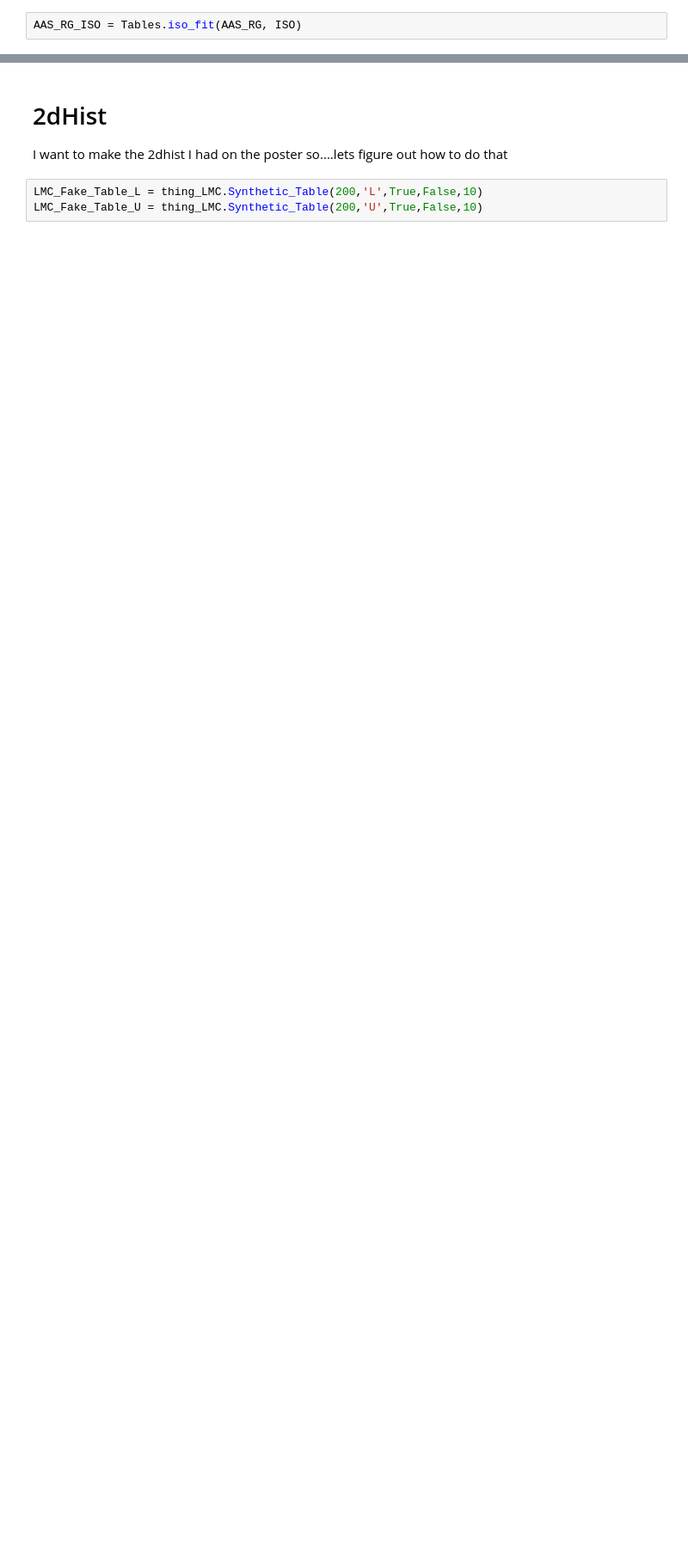
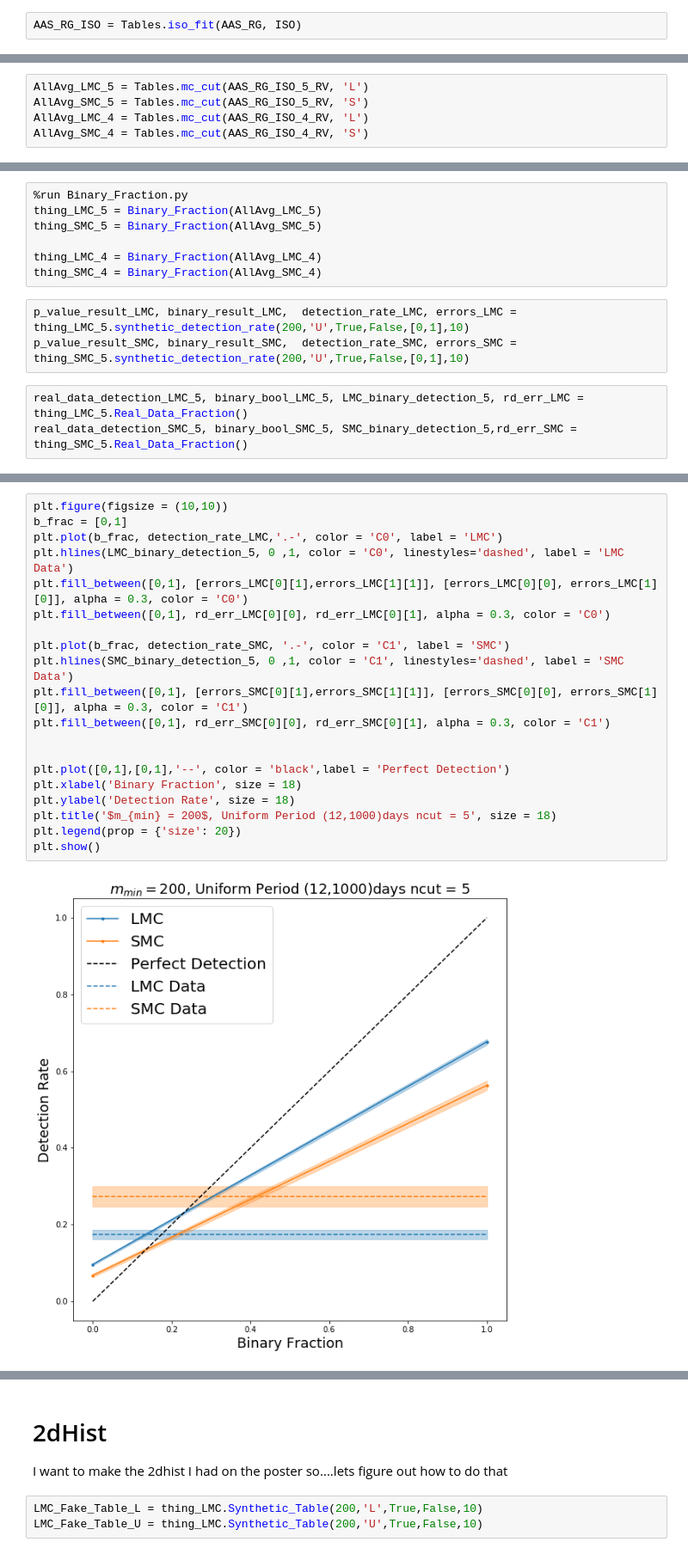
Before and after one commit to CodyDBrown/Binary-Search, a Jupyter notebook: Stuff with graphs.ipynb, the cells around one changed output, grey strips where cells are left out. Shown: that part at 86% size. Drawn from its saved outputs; the diff is of its cells as text; blank space fills up the shorter version.

Commit message:
Add files via upload
Updating the Jupyter Notebooks, and the Binary_Date_Clean and Binary_Fraction files. Nothing major should have changed.

```diff
--- a/Stuff with graphs.ipynb
+++ b/Stuff with graphs.ipynb
@@ -189,0 +35,5 @@ plt.show()
+# %%
+AllAvg_LMC_5 = Tables.mc_cut(AAS_RG_ISO_5_RV, 'L')
+AllAvg_SMC_5 = Tables.mc_cut(AAS_RG_ISO_5_RV, 'S')
+AllAvg_LMC_4 = Tables.mc_cut(AAS_RG_ISO_4_RV, 'L')
+AllAvg_SMC_4 = Tables.mc_cut(AAS_RG_ISO_4_RV, 'S')
@@ -189,0 +52,13 @@ plt.show()
+# %%
+%run Binary_Fraction.py
+thing_LMC_5 = Binary_Fraction(AllAvg_LMC_5)
+thing_SMC_5 = Binary_Fraction(AllAvg_SMC_5)
+
+thing_LMC_4 = Binary_Fraction(AllAvg_LMC_4)
+thing_SMC_4 = Binary_Fraction(AllAvg_SMC_4)
+# %%
+p_value_result_LMC, binary_result_LMC,  detection_rate_LMC, errors_LMC = thing_LMC_5.synthetic_detection_rate(200,'U',True,False,[0,1],10)
+p_value_result_SMC, binary_result_SMC,  detection_rate_SMC, errors_SMC = thing_SMC_5.synthetic_detection_rate(200,'U',True,False,[0,1],10)
+# %%
+real_data_detection_LMC_5, binary_bool_LMC_5, LMC_binary_detection_5, rd_err_LMC = thing_LMC_5.Real_Data_Fraction()
+real_data_detection_SMC_5, binary_bool_SMC_5, SMC_binary_detection_5,rd_err_SMC = thing_SMC_5.Real_Data_Fraction()
@@ -189,0 +71,22 @@ plt.show()
+# %%
+plt.figure(figsize = (10,10))
+b_frac = [0,1]
+plt.plot(b_frac, detection_rate_LMC,'.-', color = 'C0', label = 'LMC')
+plt.hlines(LMC_binary_detection_5, 0 ,1, color = 'C0', linestyles='dashed', label = 'LMC Data')
+plt.fill_between([0,1], [errors_LMC[0][1],errors_LMC[1][1]], [errors_LMC[0][0], errors_LMC[1][0]], alpha = 0.3, color = 'C0')
+plt.fill_between([0,1], rd_err_LMC[0][0], rd_err_LMC[0][1], alpha = 0.3, color = 'C0')
+
+plt.plot(b_frac, detection_rate_SMC, '.-', color = 'C1', label = 'SMC')
+plt.hlines(SMC_binary_detection_5, 0 ,1, color = 'C1', linestyles='dashed', label = 'SMC Data')
+plt.fill_between([0,1], [errors_SMC[0][1],errors_SMC[1][1]], [errors_SMC[0][0], errors_SMC[1][0]], alpha = 0.3, color = 'C1')
+plt.fill_between([0,1], rd_err_SMC[0][0], rd_err_SMC[0][1], alpha = 0.3, color = 'C1')
+
+
+plt.plot([0,1],[0,1],'--', color = 'black',label = 'Perfect Detection')
+plt.xlabel('Binary Fraction', size = 18)
+plt.ylabel('Detection Rate', size = 18)
+plt.title('$m_{min} = 200$, Uniform Period (12,1000)days ncut = 5', size = 18)
+plt.legend(prop = {'size': 20})
+plt.show()
+# %% [output]
+[figure, added]
```
Also changed, not shown: parts of 102 cells of this notebook, 3 other files.
